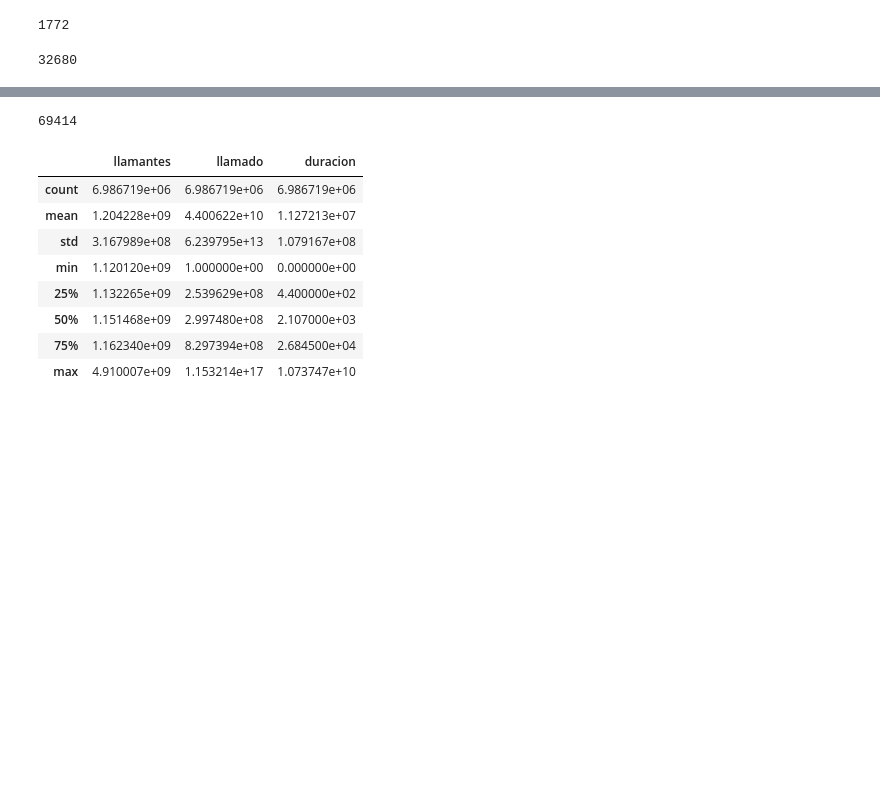
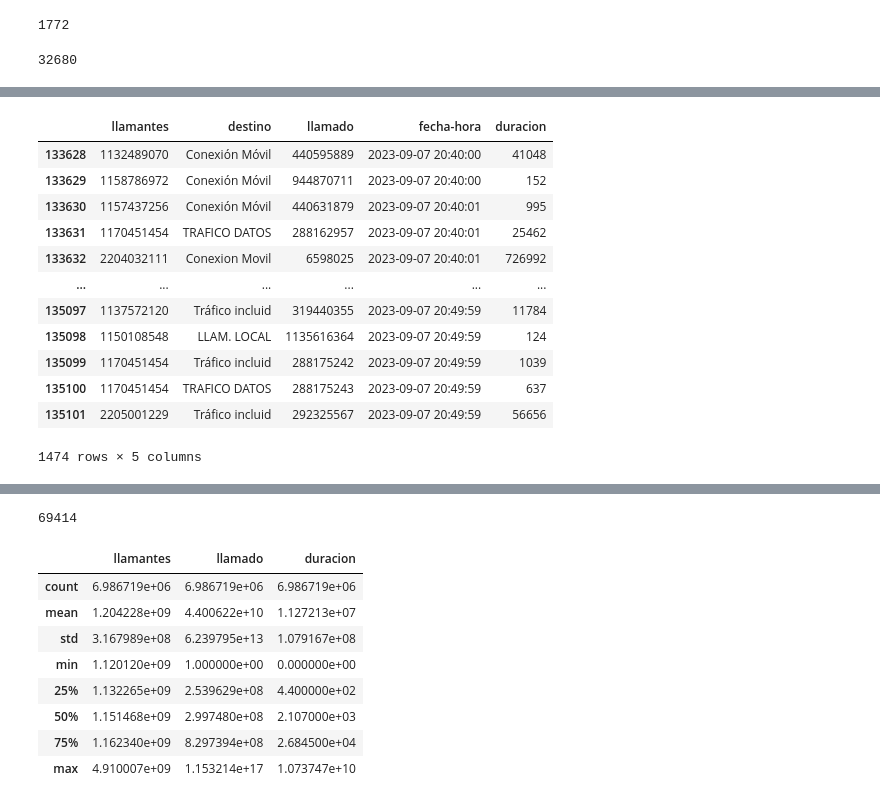
Before and after one commit to raulrm/juzfedlom, a Jupyter notebook: proceso.ipynb, the cells around one changed output, grey strips where cells are left out. Cells and saved outputs as stored; diff of their text form; code cells hidden in the pictures; blank space fills up the shorter version.

```diff
--- a/proceso.ipynb
+++ b/proceso.ipynb
@@ -88,0 +186,19 @@ fil_sal_hecho
+# %%
+# Filtrados en la data del hecho +- 5 minutos 07/09/2023 20;45
+fil_sal_hecho_05 = salientes.loc[(salientes['fecha-hora'] >= '2023-09-07 20:40:00')
+                     & (salientes['fecha-hora'] < '2023-09-07 20:50:00')]
+fil_sal_hecho_05
+# %% [output]
+|  | llamantes | destino | llamado | fecha-hora | duracion |
+| 133628 | 1132489070 | Conexión Móvil | 440595889 | 2023-09-07 20:40:00 | 41048 |
+| 133629 | 1158786972 | Conexión Móvil | 944870711 | 2023-09-07 20:40:00 | 152 |
+| 133630 | 1157437256 | Conexión Móvil | 440631879 | 2023-09-07 20:40:01 | 995 |
+| 133631 | 1170451454 | TRAFICO DATOS | 288162957 | 2023-09-07 20:40:01 | 25462 |
+| 133632 | 2204032111 | Conexion Movil | 6598025 | 2023-09-07 20:40:01 | 726992 |
+| ... | ... | ... | ... | ... | ... |
+| 135097 | 1137572120 | Tráfico incluid | 319440355 | 2023-09-07 20:49:59 | 11784 |
+| 135098 | 1150108548 | LLAM. LOCAL | 1135616364 | 2023-09-07 20:49:59 | 124 |
+| 135099 | 1170451454 | Tráfico incluid | 288175242 | 2023-09-07 20:49:59 | 1039 |
+| 135100 | 1170451454 | TRAFICO DATOS | 288175243 | 2023-09-07 20:49:59 | 637 |
+| 135101 | 2205001229 | Tráfico incluid | 292325567 | 2023-09-07 20:49:59 | 56656 |
+1474 rows × 5 columns
```
Also changed, not shown: parts of 21 cells of this notebook, 1 other file.
